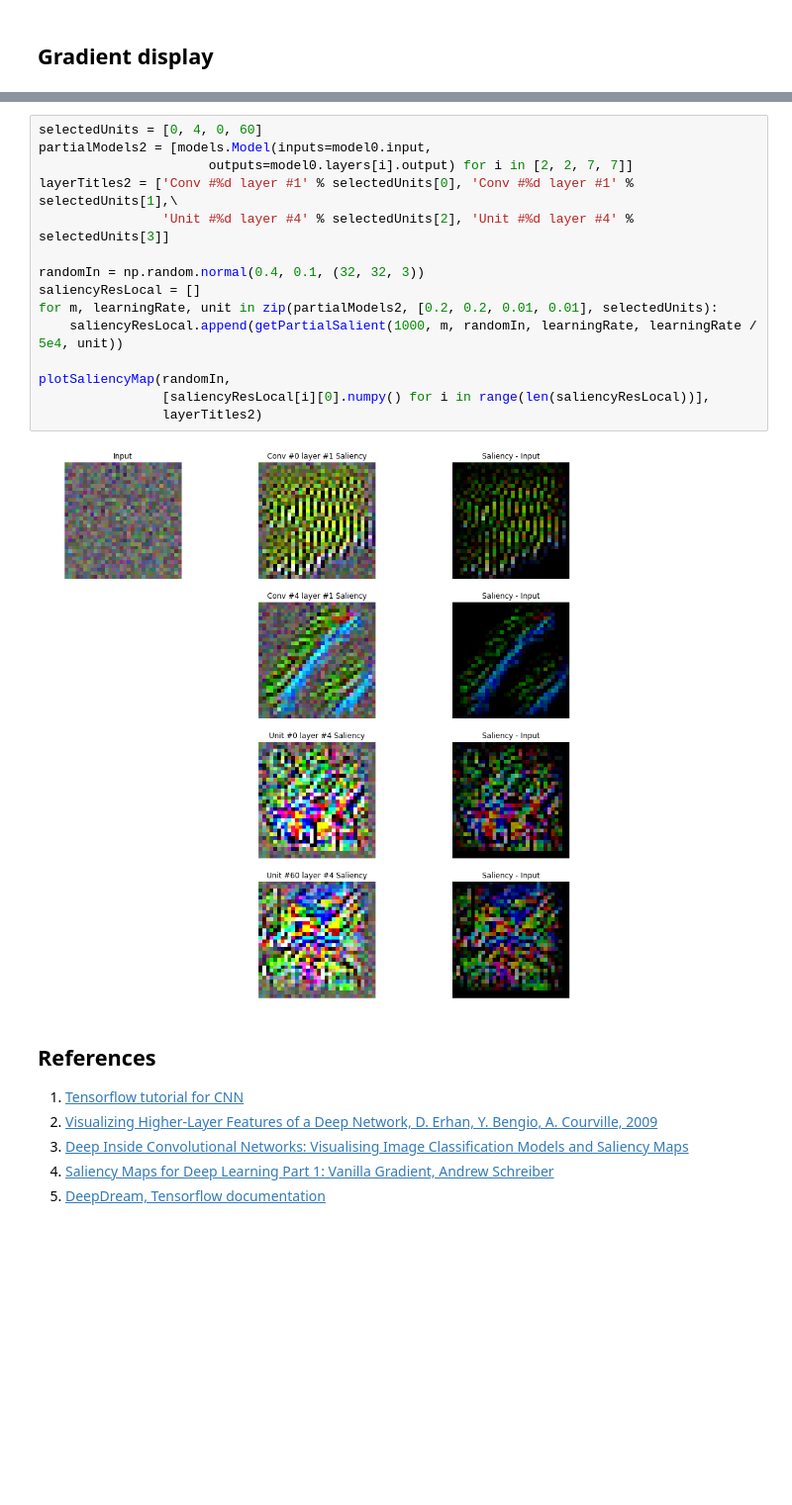
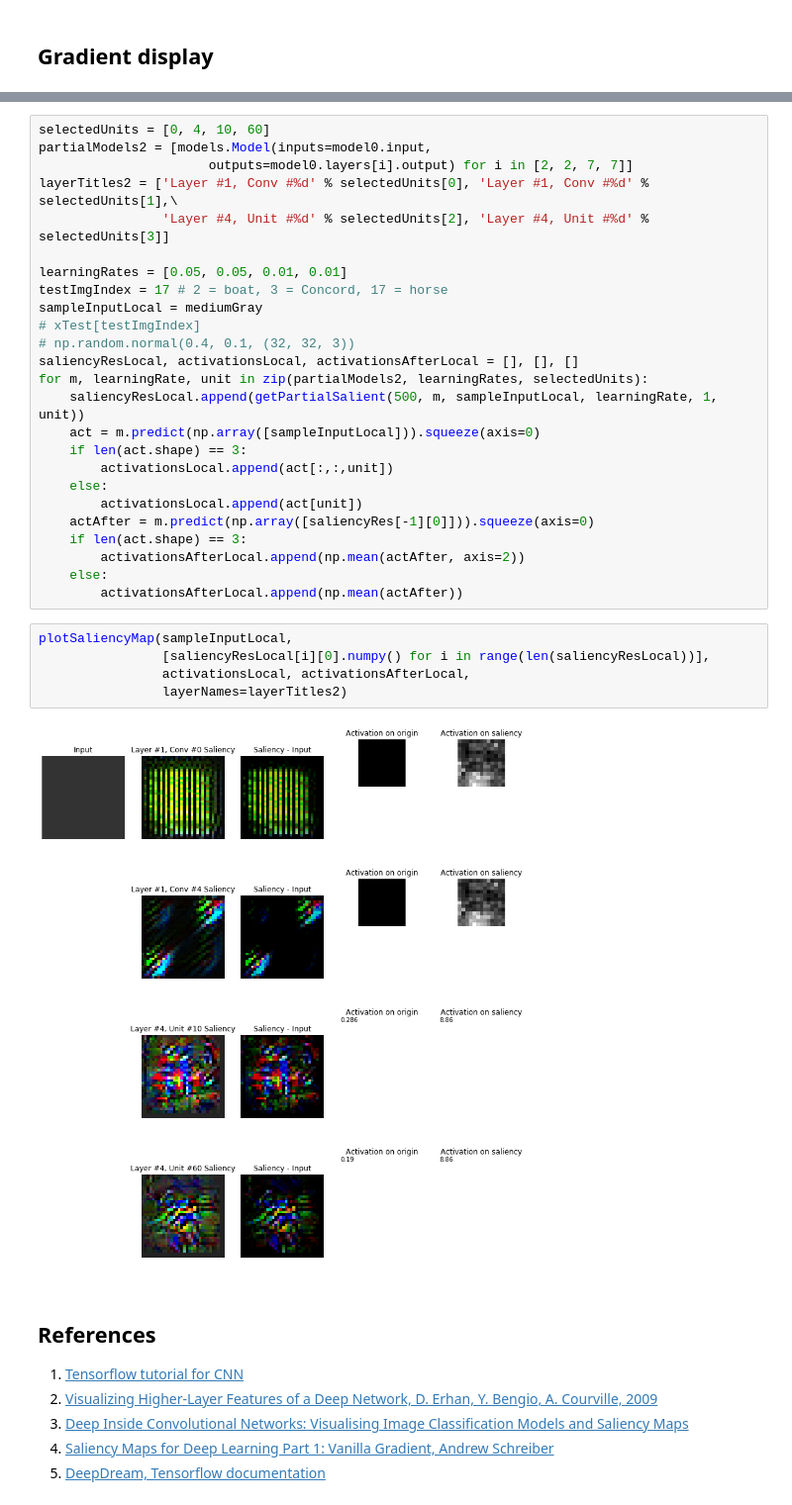
Before and after one commit to tonio73/data-science, a Jupyter notebook: cnn/CnnVisualization-2-SaliencyMaps.ipynb, the cells around one changed output, grey strips where cells are left out. Shown at 99% size. Drawn from its saved outputs; the diff is of its cells as text; blank space fills up the shorter version.

```diff
--- a/cnn/CnnVisualization-2-SaliencyMaps.ipynb
+++ b/cnn/CnnVisualization-2-SaliencyMaps.ipynb
@@ -305,22 +336,37 @@ If starting from a grey image, since the full hidden layer activation is maximiz
 
 However we may apply such processing with focus on a given unit within the layer.
 # %%
-selectedUnits = [0, 4, 0, 60]
+selectedUnits = [0, 4, 10, 60]
 partialModels2 = [models.Model(inputs=model0.input,
                       outputs=model0.layers[i].output) for i in [2, 2, 7, 7]]
-layerTitles2 = ['Conv #%d layer #1' % selectedUnits[0], 'Conv #%d layer #1' % selectedUnits[1],\
-                'Unit #%d layer #4' % selectedUnits[2], 'Unit #%d layer #4' % selectedUnits[3]]
+layerTitles2 = ['Layer #1, Conv #%d' % selectedUnits[0], 'Layer #1, Conv #%d' % selectedUnits[1],\
+                'Layer #4, Unit #%d' % selectedUnits[2], 'Layer #4, Unit #%d' % selectedUnits[3]]
 
-randomIn = np.random.normal(0.4, 0.1, (32, 32, 3))
-saliencyResLocal = []
-for m, learningRate, unit in zip(partialModels2, [0.2, 0.2, 0.01, 0.01], selectedUnits):
-    saliencyResLocal.append(getPartialSalient(1000, m, randomIn, learningRate, learningRate / 5e4, unit))
-
-plotSaliencyMap(randomIn,
-                [saliencyResLocal[i][0].numpy() for i in range(len(saliencyResLocal))],
-                layerTitles2)
+learningRates = [0.05, 0.05, 0.01, 0.01]
+testImgIndex = 17 # 2 = boat, 3 = Concord, 17 = horse
+sampleInputLocal = mediumGray
+# xTest[testImgIndex]
+# np.random.normal(0.4, 0.1, (32, 32, 3))
+saliencyResLocal, activationsLocal, activationsAfterLocal = [], [], []
+for m, learningRate, unit in zip(partialModels2, learningRates, selectedUnits):
+    saliencyResLocal.append(getPartialSalient(500, m, sampleInputLocal, learningRate, 1, unit))
+    act = m.predict(np.array([sampleInputLocal])).squeeze(axis=0)
+    if len(act.shape) == 3:
+        activationsLocal.append(act[:,:,unit])
+    else:
+        activationsLocal.append(act[unit])
+    actAfter = m.predict(np.array([saliencyRes[-1][0]])).squeeze(axis=0)
+    if len(act.shape) == 3:
+        activationsAfterLocal.append(np.mean(actAfter, axis=2))
+    else:
+        activationsAfterLocal.append(np.mean(actAfter))
-# %% [output]
-[figure, removed]
+# %%
+plotSaliencyMap(sampleInputLocal,
+                [saliencyResLocal[i][0].numpy() for i in range(len(saliencyResLocal))],
+                activationsLocal, activationsAfterLocal,
+                layerNames=layerTitles2)
+# %% [output]
+[figure, added]
 # %% [markdown]
 ## References
 
```
Also changed, not shown: parts of 10 cells of this notebook, 1 other file.
